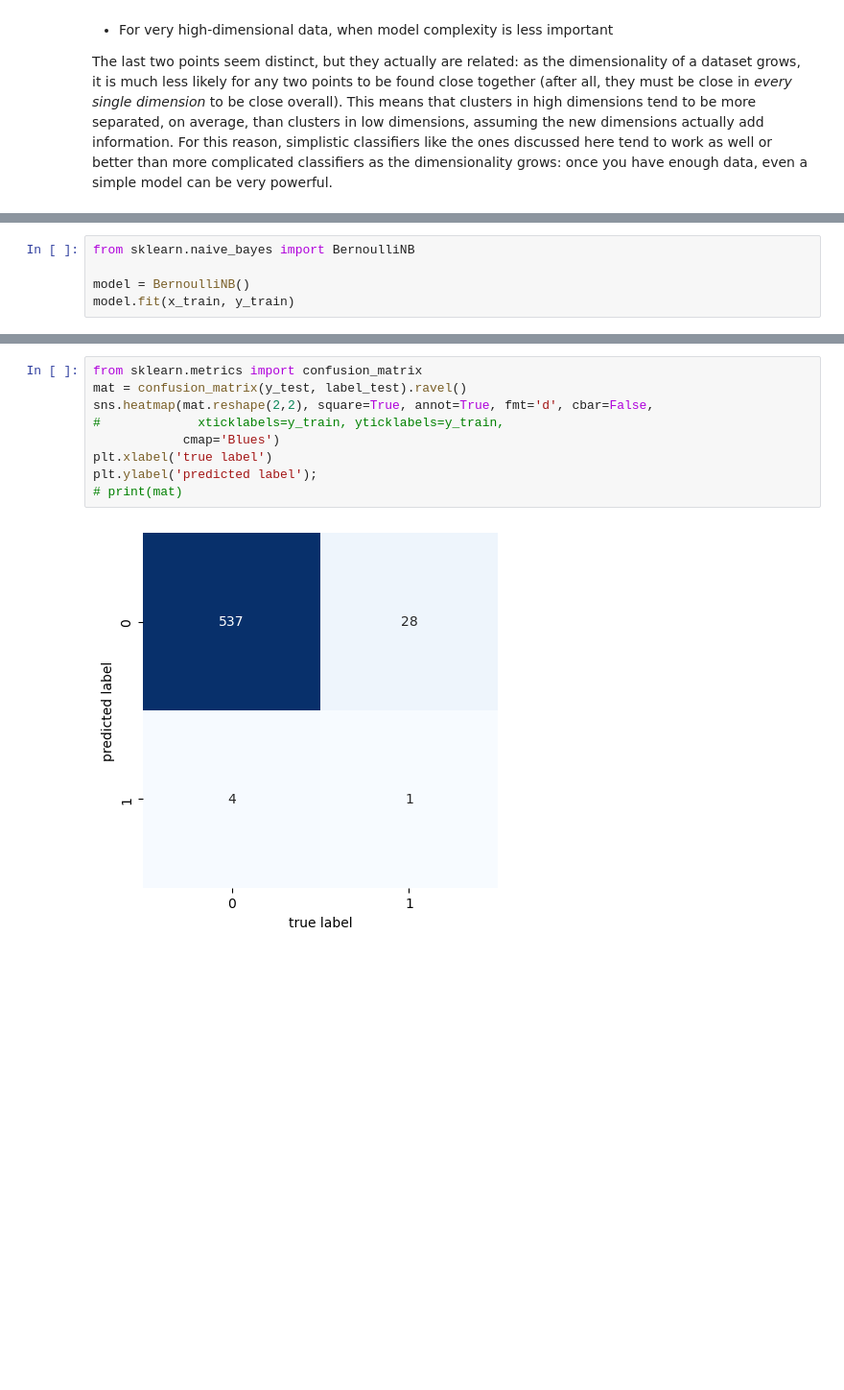
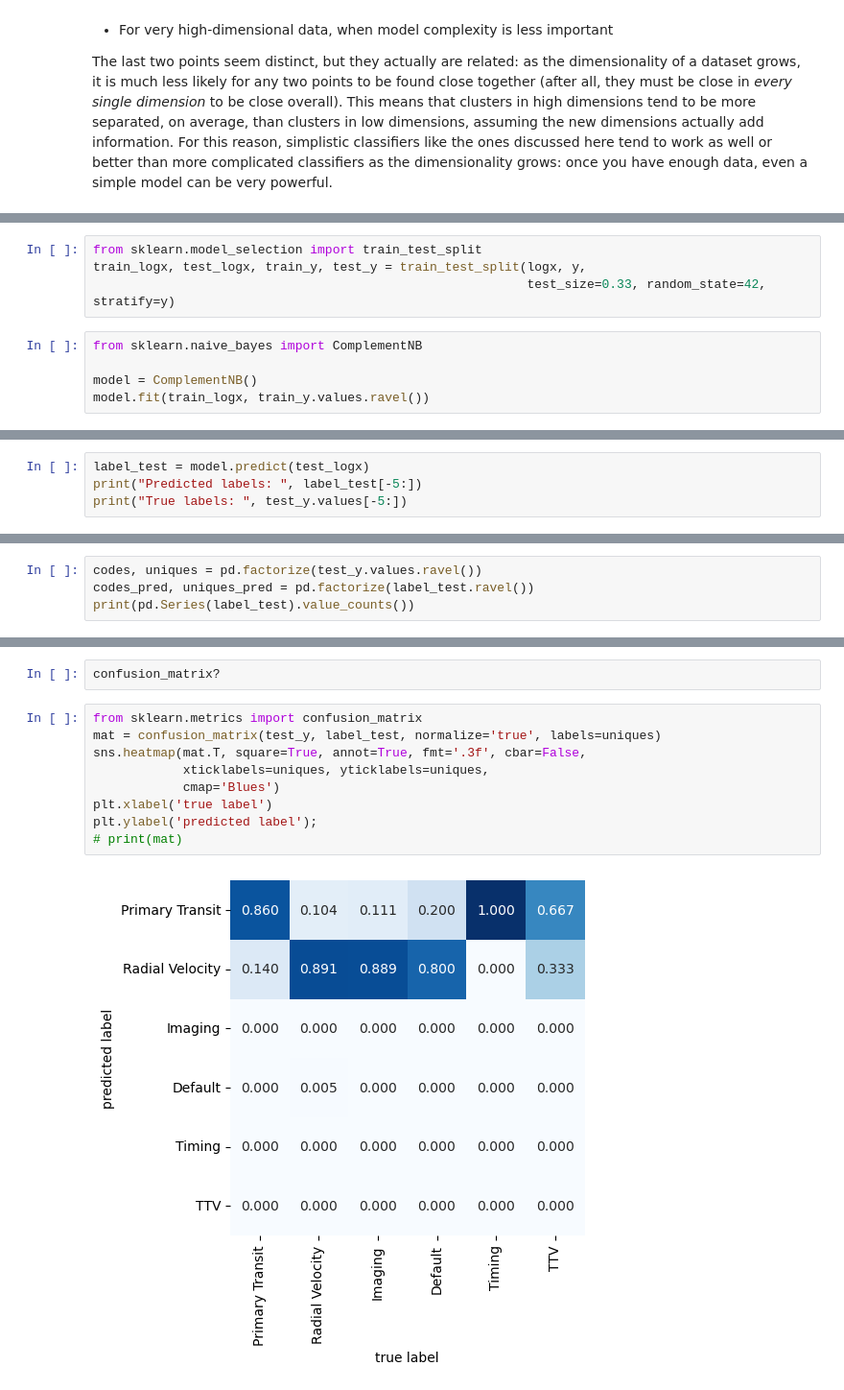
Before and after one commit to MIBRivera/Comp-Astrobio, a Jupyter notebook: Tutorial-NaiveBayes/Tutorial_NaiveBayes.ipynb, the cells around one changed output, grey strips where cells are left out. Shown at 96% size. Cells and saved outputs as stored; diff of their text form; blank space fills up the shorter version.

Commit message:
Upload Tutorial_NaiveBayes.ipynb and exoplanet_catalog.csv

```diff
--- a/Tutorial-NaiveBayes/Tutorial_NaiveBayes.ipynb
+++ b/Tutorial-NaiveBayes/Tutorial_NaiveBayes.ipynb
@@ -286,6 +389,10 @@ x_test = mm_scaler.fit_transform(x_test)
+# %%
+from sklearn.model_selection import train_test_split
+train_logx, test_logx, train_y, test_y = train_test_split(logx, y,
+                                                          test_size=0.33, random_state=42, stratify=y)
 # %%
-from sklearn.naive_bayes import BernoulliNB
+from sklearn.naive_bayes import ComplementNB
 
-model = BernoulliNB()
-model.fit(x_train, y_train)
+model = ComplementNB()
+model.fit(train_logx, train_y.values.ravel())
 # %% [output]
@@ -313,0 +400,4 @@ print(y_test.values.T)
+# %%
+label_test = model.predict(test_logx)
+print("Predicted labels: ", label_test[-5:])
+print("True labels: ", test_y.values[-5:])
@@ -313,0 +412,4 @@ print(y_test.values.T)
+# %%
+codes, uniques = pd.factorize(test_y.values.ravel())
+codes_pred, uniques_pred = pd.factorize(label_test.ravel())
+print(pd.Series(label_test).value_counts())
@@ -314,11 +431,13 @@ print(y_test.values.T)
+# %%
+confusion_matrix?
 # %%
 from sklearn.metrics import confusion_matrix
-mat = confusion_matrix(y_test, label_test).ravel()
-sns.heatmap(mat.reshape(2,2), square=True, annot=True, fmt='d', cbar=False,
-#             xticklabels=y_train, yticklabels=y_train,
+mat = confusion_matrix(test_y, label_test, normalize='true', labels=uniques)
+sns.heatmap(mat.T, square=True, annot=True, fmt='.3f', cbar=False,
+            xticklabels=uniques, yticklabels=uniques,
             cmap='Blues')
 plt.xlabel('true label')
 plt.ylabel('predicted label');
 # print(mat)
 # %% [output]
-[figure, old version]
+[figure, new version]
```
Also changed, not shown: parts of 28 cells of this notebook, 1 other file.
